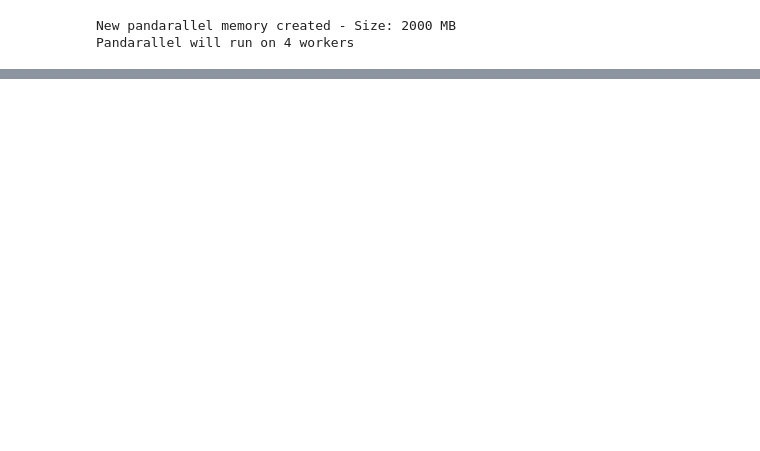
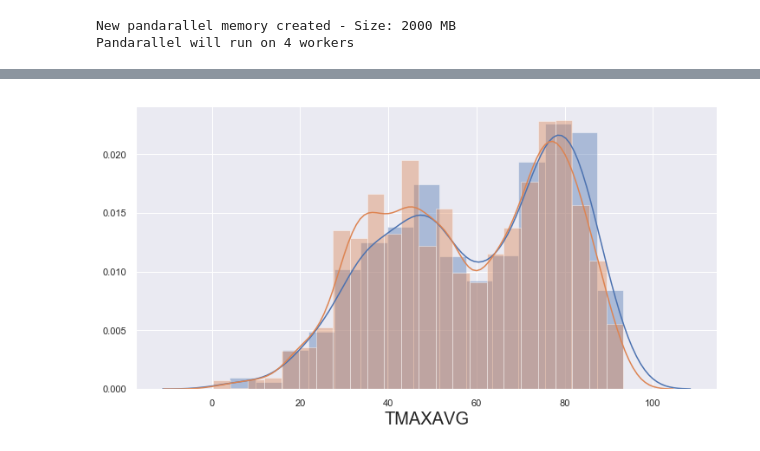
Before and after one commit to drimal/chicagofood, a Jupyter notebook: notebooks/merged_all_data_streams_05.ipynb, the cells around one changed output, grey strips where cells are left out. Drawn from its saved outputs; the diff is of its cells as text; code cells hidden in the pictures; blank space fills up the shorter version.

```diff
--- a/notebooks/merged_all_data_streams_05.ipynb
+++ b/notebooks/merged_all_data_streams_05.ipynb
@@ -140,0 +169,6 @@ food_business.isna().sum()
+# %%
+sns.distplot(pass_ins['TMAXAVG'], hist=True, label='pass')
+sns.distplot(fail_ins['TMAXAVG'], hist=True, label='fail')
+plt.show()
+# %% [output]
+[figure, added]
```
Also changed, not shown: parts of 35 cells of this notebook, 2 other files.
